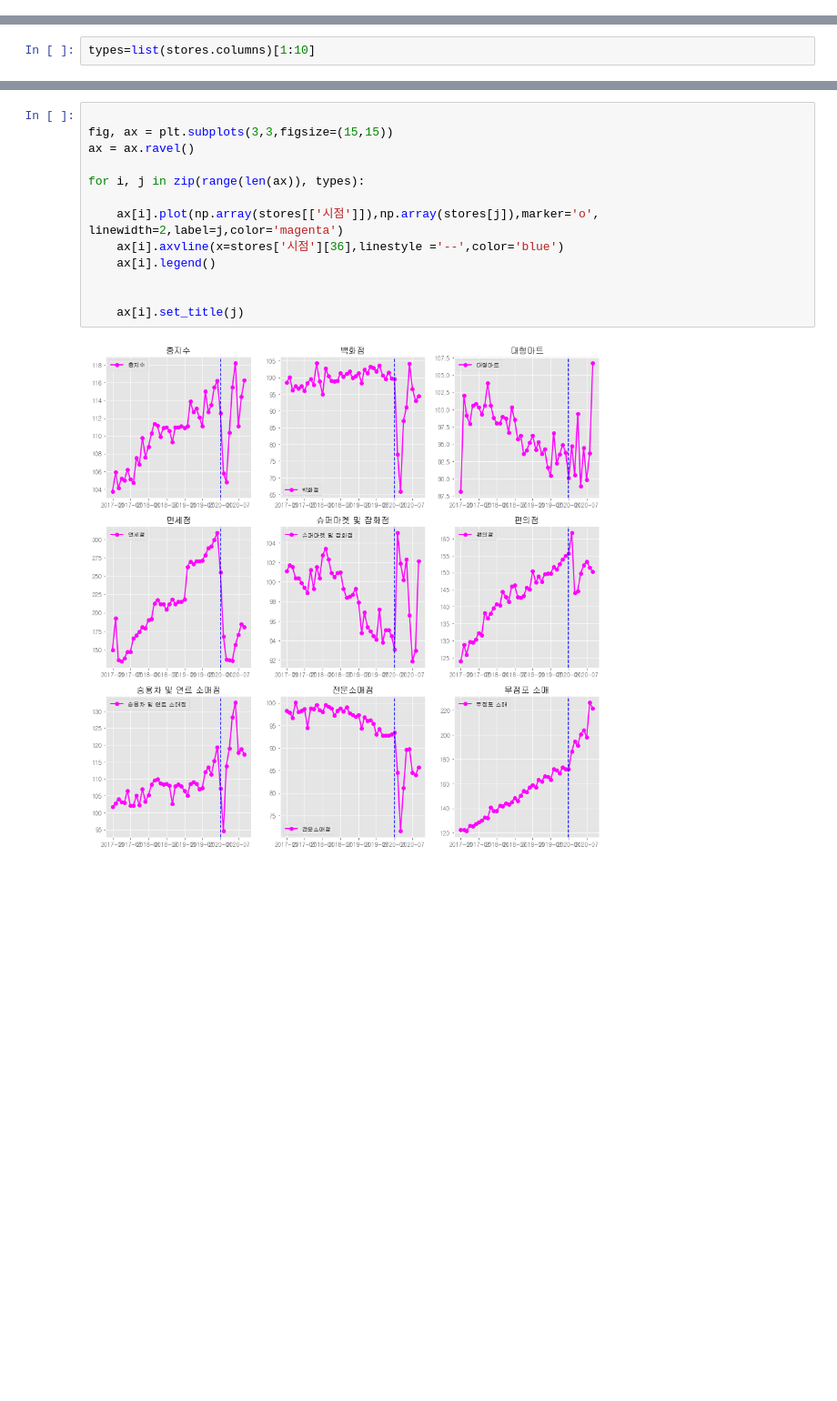
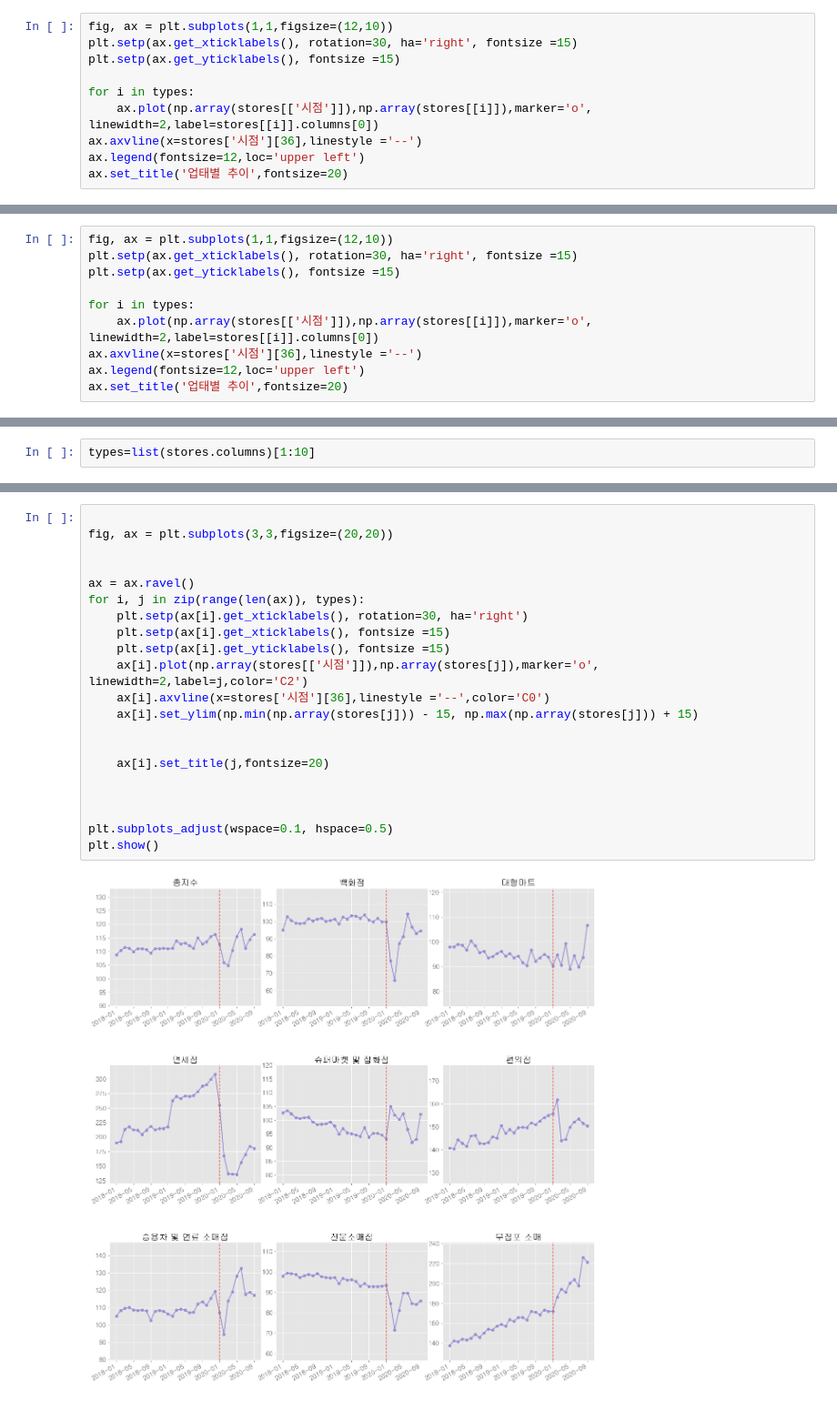
Before and after one commit to BaeHyungjun/TeamFPB, a Jupyter notebook: 강민석/매점 스타일별.ipynb, the cells around one changed output, grey strips where cells are left out. Shown at 91% size. Cells and saved outputs as stored; diff of their text form; blank space fills up the shorter version.

```diff
--- a/강민석/매점 스타일별.ipynb
+++ b/강민석/매점 스타일별.ipynb
@@ -25,0 +49,10 @@ stores['년'] = stores['시점'].dt.year
+# %%
+fig, ax = plt.subplots(1,1,figsize=(12,10))
+plt.setp(ax.get_xticklabels(), rotation=30, ha='right', fontsize =15)
+plt.setp(ax.get_yticklabels(), fontsize =15)
+
+for i in types:
+    ax.plot(np.array(stores[['시점']]),np.array(stores[[i]]),marker='o', linewidth=2,label=stores[[i]].columns[0])
+ax.axvline(x=stores['시점'][36],linestyle ='--')
+ax.legend(fontsize=12,loc='upper left')
+ax.set_title('업태별 추이',fontsize=20)
@@ -25,0 +66,10 @@ stores['년'] = stores['시점'].dt.year
+# %%
+fig, ax = plt.subplots(1,1,figsize=(12,10))
+plt.setp(ax.get_xticklabels(), rotation=30, ha='right', fontsize =15)
+plt.setp(ax.get_yticklabels(), fontsize =15)
+
+for i in types:
+    ax.plot(np.array(stores[['시점']]),np.array(stores[[i]]),marker='o', linewidth=2,label=stores[[i]].columns[0])
+ax.axvline(x=stores['시점'][36],linestyle ='--')
+ax.legend(fontsize=12,loc='upper left')
+ax.set_title('업태별 추이',fontsize=20)
@@ -52,15 +88,23 @@ types=list(stores.columns)[1:10]
 # %%
 
-fig, ax = plt.subplots(3,3,figsize=(15,15))
-ax = ax.ravel()
-
-for i, j in zip(range(len(ax)), types):
-
-    ax[i].plot(np.array(stores[['시점']]),np.array(stores[j]),marker='o', linewidth=2,label=j,color='magenta')
-    ax[i].axvline(x=stores['시점'][36],linestyle ='--',color='blue')
-    ax[i].legend()
+fig, ax = plt.subplots(3,3,figsize=(20,20))
 
 
-    ax[i].set_title(j)
+ax = ax.ravel()
+for i, j in zip(range(len(ax)), types):
+    plt.setp(ax[i].get_xticklabels(), rotation=30, ha='right')
+    plt.setp(ax[i].get_xticklabels(), fontsize =15)
+    plt.setp(ax[i].get_yticklabels(), fontsize =15)
+    ax[i].plot(np.array(stores[['시점']]),np.array(stores[j]),marker='o', linewidth=2,label=j,color='C2')
+    ax[i].axvline(x=stores['시점'][36],linestyle ='--',color='C0')
+    ax[i].set_ylim(np.min(np.array(stores[j])) - 15, np.max(np.array(stores[j])) + 15)
+
+
+    ax[i].set_title(j,fontsize=20)
+
+
+
+plt.subplots_adjust(wspace=0.1, hspace=0.5)
+plt.show()
 # %% [output]
-[figure, old version]
+[figure, new version]
```
Also changed, not shown: parts of 39 cells of this notebook.
